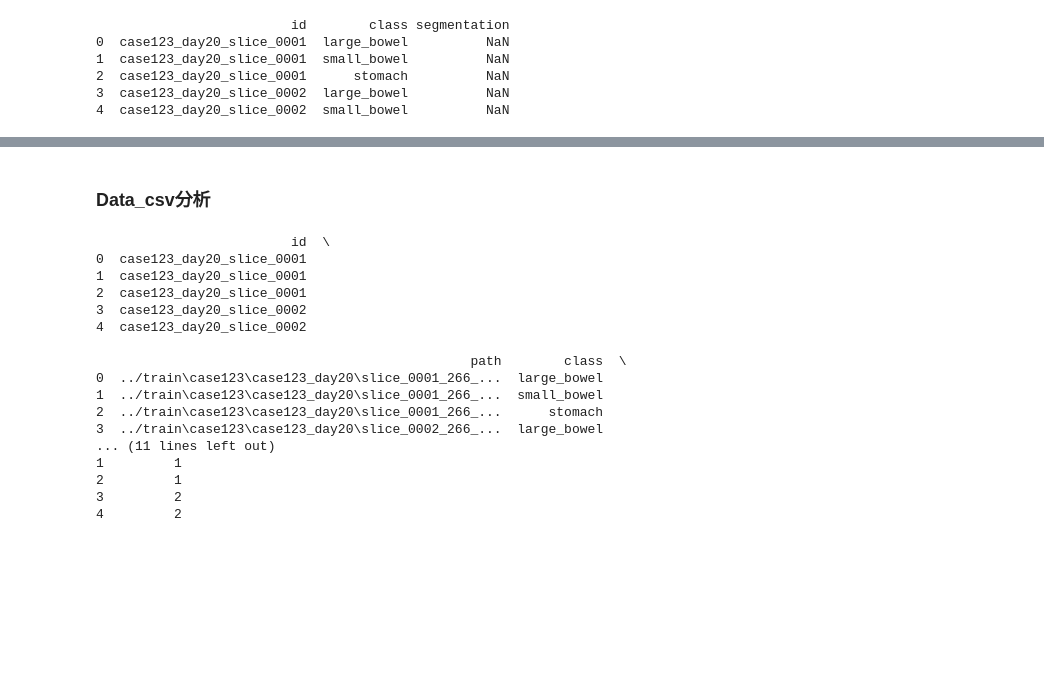
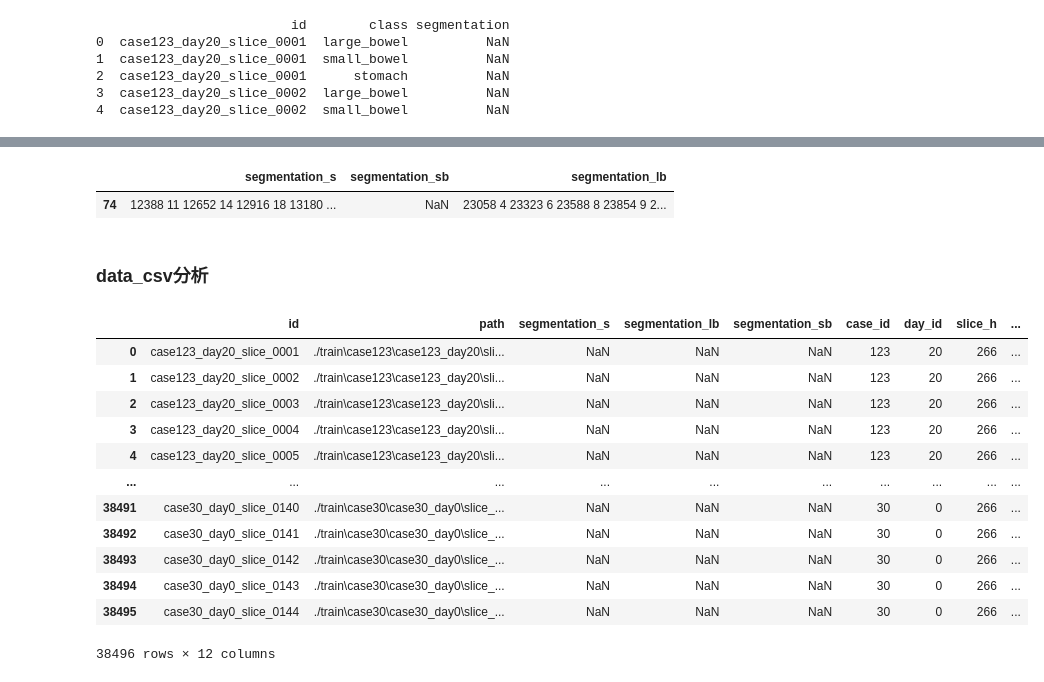
Before and after one commit to HDTX-code/Kaggle_uw, a Jupyter notebook: EDA.ipynb, the cells around one changed output, grey strips where cells are left out. Drawn from its saved outputs; the diff is of its cells as text; code cells hidden in the pictures; blank space fills up the shorter version.

```diff
--- a/EDA.ipynb
+++ b/EDA.ipynb
@@ -84,4 +135,10 @@ freq     77760   77760       111888       111888      822
+# %%
+# 验证是否正确
+data_csv.loc[data_csv['id'] == 'case123_day20_slice_0075', ['segmentation_s', 'segmentation_sb', 'segmentation_lb']]
+# %% [output]
+|  | segmentation_s | segmentation_sb | segmentation_lb |
+| 74 | 12388 11 12652 14 12916 18 13180 ... | NaN | 23058 4 23323 6 23588 8 23854 9 2... |
 # %%
 data_csv.to_csv(os.path.join('./', 'data_csv.csv'), index=False)
 # %% [markdown]
-### Data_csv分析
+### data_csv分析
@@ -88,21 +155,17 @@ data_csv.to_csv(os.path.join('./', 'data_csv.csv'), index=False)
 # %%
 data_csv = pd.read_csv('./data_csv.csv')
-print(data_csv.head())
+data_csv
 # %% [output]
+|  | id | path | segmentation_s | segmentation_lb | segmentation_sb | case_id | day_id | slice_h | ... |
+| 0 | case123_day20_slice_0001 | ./train\case123\case123_day20\sli... | NaN | NaN | NaN | 123 | 20 | 266 | ... |
+| 1 | case123_day20_slice_0002 | ./train\case123\case123_day20\sli... | NaN | NaN | NaN | 123 | 20 | 266 | ... |
+| 2 | case123_day20_slice_0003 | ./train\case123\case123_day20\sli... | NaN | NaN | NaN | 123 | 20 | 266 | ... |
+| 3 | case123_day20_slice_0004 | ./train\case123\case123_day20\sli... | NaN | NaN | NaN | 123 | 20 | 266 | ... |
+| 4 | case123_day20_slice_0005 | ./train\case123\case123_day20\sli... | NaN | NaN | NaN | 123 | 20 | 266 | ... |
+| ... | ... | ... | ... | ... | ... | ... | ... | ... | ... |
+| 38491 | case30_day0_slice_0140 | ./train\case30\case30_day0\slice_... | NaN | NaN | NaN | 30 | 0 | 266 | ... |
+| 38492 | case30_day0_slice_0141 | ./train\case30\case30_day0\slice_... | NaN | NaN | NaN | 30 | 0 | 266 | ... |
+| 38493 | case30_day0_slice_0142 | ./train\case30\case30_day0\slice_... | NaN | NaN | NaN | 30 | 0 | 266 | ... |
+| 38494 | case30_day0_slice_0143 | ./train\case30\case30_day0\slice_... | NaN | NaN | NaN | 30 | 0 | 266 | ... |
+| 38495 | case30_day0_slice_0144 | ./train\case30\case30_day0\slice_... | NaN | NaN | NaN | 30 | 0 | 266 | ... |
-                         id  \
-0  case123_day20_slice_0001
-1  case123_day20_slice_0001
-2  case123_day20_slice_0001
-3  case123_day20_slice_0002
-4  case123_day20_slice_0002
-
-                                                path        class  \
-0  ../train\case123\case123_day20\slice_0001_266_...  large_bowel
-1  ../train\case123\case123_day20\slice_0001_266_...  small_bowel
-2  ../train\case123\case123_day20\slice_0001_266_...      stomach
-3  ../train\case123\case123_day20\slice_0002_266_...  large_bowel
-... (11 lines left out)
-1         1
-2         1
-3         2
-4         2
+38496 rows × 12 columns
```
Also changed, not shown: parts of 14 cells of this notebook.
